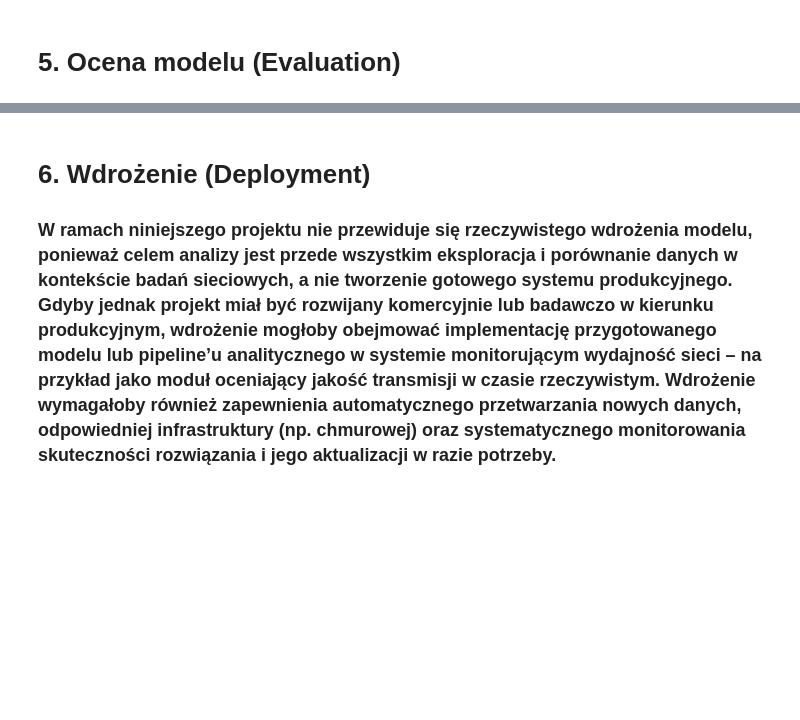
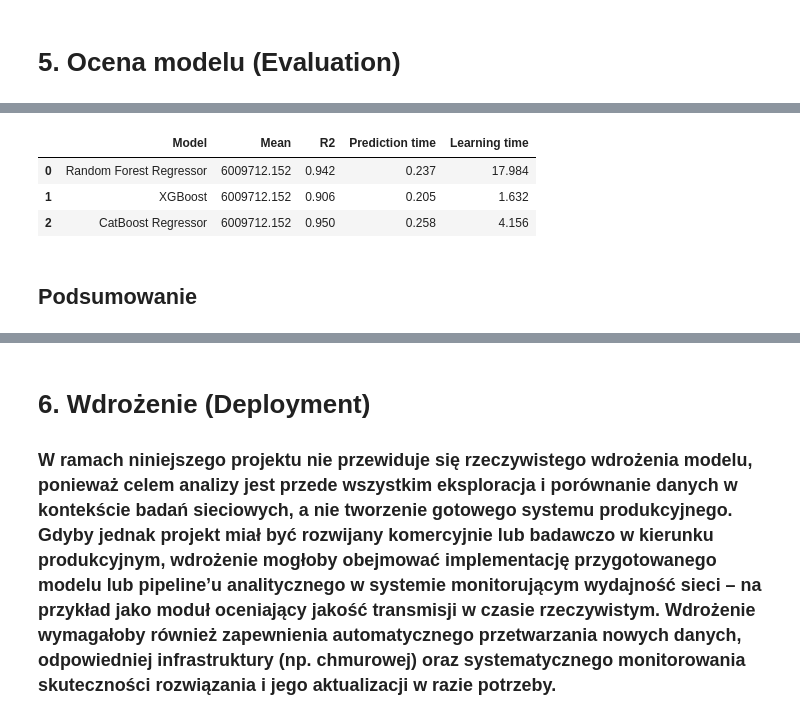
Before and after one commit to Kasper123213/Pomiary-analiza-i-modelowanie-system-w-internetowych, a Jupyter notebook: PAMSI.ipynb, the cells around one changed output, grey strips where cells are left out. Drawn from its saved outputs; the diff is of its cells as text; code cells hidden in the pictures; blank space fills up the shorter version.

```diff
--- a/PAMSI.ipynb
+++ b/PAMSI.ipynb
@@ -388,5 +394,9 @@ Ograniczenia:
 # %%
 model_rf = Pipeline(steps=[
     ('preprocessor', preprocessor),
-    ('regressor', RandomForestRegressor())
+    ('regressor', RandomForestRegressor(
+        n_estimators = 10,
+        max_depth = 5,
+        random_state=42
+    ))
 ])
@@ -466,5 +480,8 @@ Ograniczenia:
 # %%
 model_cbr = CatBoostRegressor(
     cat_features=['target', 'address', 'error_code'],
-    verbose=0  # Wyłączenie logów
+    iterations=20,
+    depth=10,
+    verbose=0,
+    random_state=42
 )
@@ -476,12 +488,14 @@ W modelu CatBoost Regressor najistotniejsze parametry to:
 # %%
-param_grid = {
-    'iterations': [10, 20, 50],
-    'learning_rate': [0.1, 0.15, 0.3],
-    'depth': [3, 5, 10]
+start = time.time()
+model_cbr.fit(X_train, y_train)
+stop = time.time()
+
+y_pred = model_cbr.predict(X_test)
+
+fittingResults.loc[len(fittingResults)] = {
+    'Model': "CatBoost Regressor",
+    'Mean': y_test.mean(),
+    'R2': r2_score(y_test, y_pred),
+    'Time': stop - start
 }
-
-grid = GridSearchCV(model_cbr, param_grid, cv=3, scoring='r2')
-grid.fit(X_train, y_train)
-
-model_cbr = grid.best_estimator_
-print(f"Najlepsze wyniki są dla parametrów: {grid.best_params_}")
+print(fittingResults)
@@ -503,17 +524,30 @@ models = {
     'XGBoost': model_xgb,
     'CatBoost Regressor' : model_cbr,
 }
+
+fittingResults = fittingResults.drop_duplicates(subset='Model', keep='first')
 # %%
 results = []
 for name, model in models.items():
+        start = time.time()
         y_pred = model.predict(X_test)
+        stop = time.time()
 
         results.append({
             'Model': name,
             'Mean': y_test.mean(),
-            'R2': r2_score(y_test, y_pred)
+            'R2': r2_score(y_test, y_pred),
+            'Prediction time': stop - start,
+            'Learning time': float(fittingResults.loc[fittingResults['Model'] == name, 'Time'].iloc[0])
         })
 
 results_df = pd.DataFrame(results)
-results_df = results_df.sort_values(by=['Model'])
-print(results_df.to_string(index=False))
+results_df = results_df.round(3)
+results_df
+# %% [output]
+|  | Model | Mean | R2 | Prediction time | Learning time |
+| 0 | Random Forest Regressor | 6009712.152 | 0.942 | 0.237 | 17.984 |
+| 1 | XGBoost | 6009712.152 | 0.906 | 0.205 | 1.632 |
+| 2 | CatBoost Regressor | 6009712.152 | 0.950 | 0.258 | 4.156 |
+# %% [markdown]
+## Podsumowanie
```
Also changed, not shown: parts of 15 cells of this notebook.
